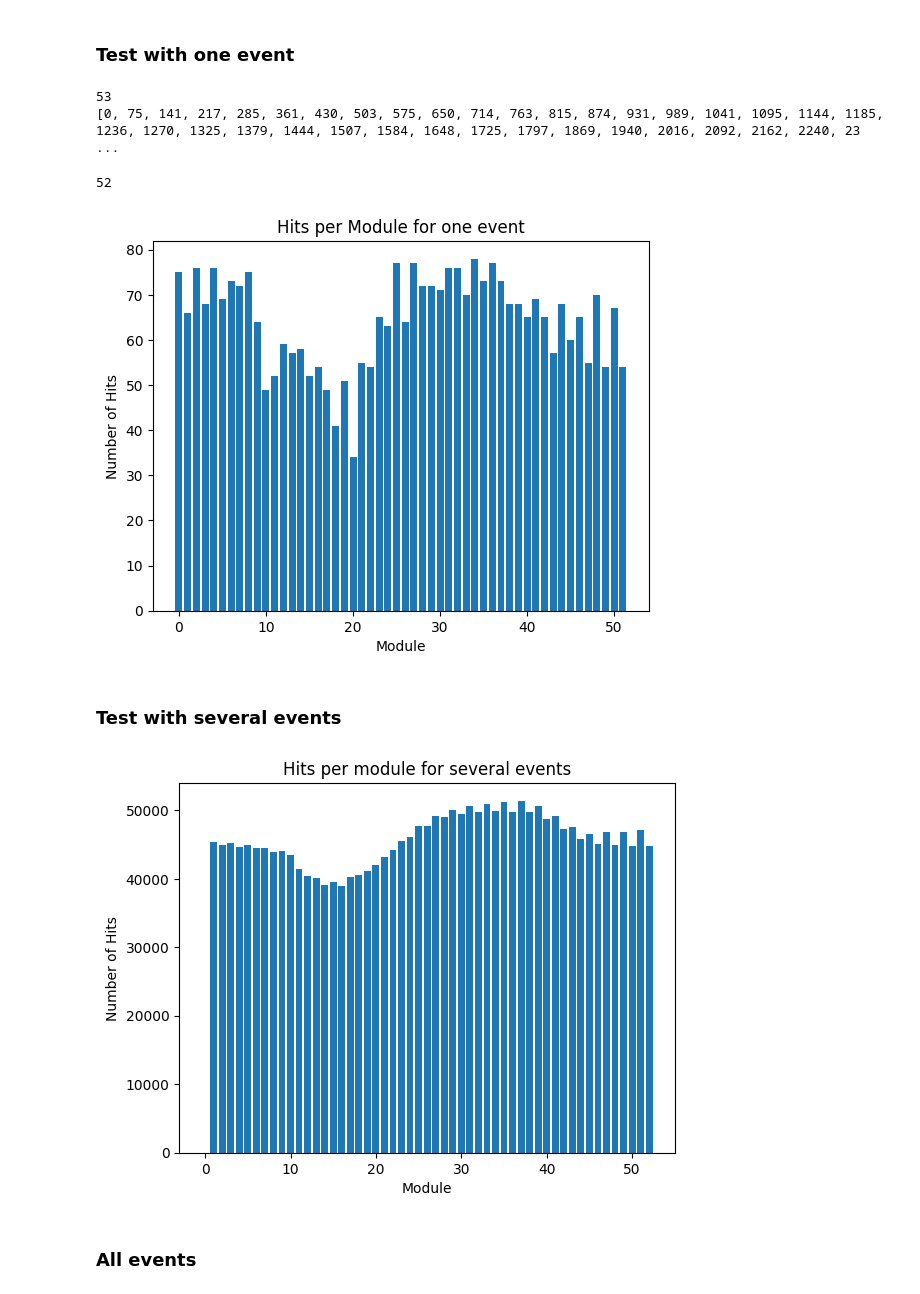
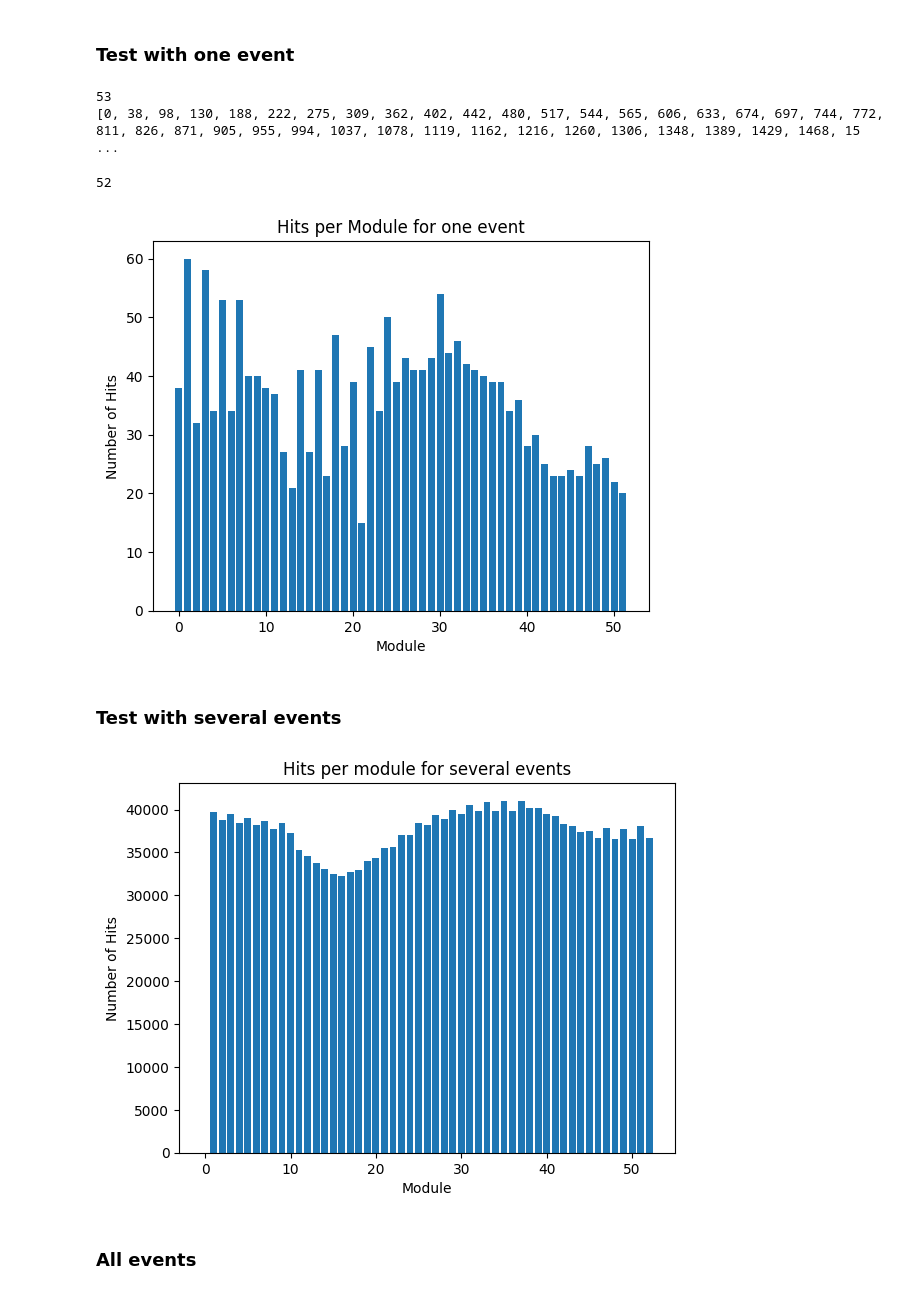
Before and after one commit to alawaree/Code_Thesis_HopfieldNetwork_VELO, a Jupyter notebook: data_analysis/general_data_analysis.ipynb, the cells around one changed output. Saved outputs shown, nothing was run; the diff lists cells and outputs as text; code cells hidden in the pictures.

```diff
--- a/data_analysis/general_data_analysis.ipynb
+++ b/data_analysis/general_data_analysis.ipynb
@@ -465,7 +465,7 @@ Successfully loaded 995 events from minibias dataset.
 # %% [markdown]
 ### Test with one event
 # %%
-test = all_events[2]
+test = all_events_minibias[2]
 dir(test)
 print(len(test.module_prefix_sum))
 print(test.module_prefix_sum)
@@ -473,7 +473,7 @@ print(test.module_prefix_sum)
 cumulative_sum = test.module_prefix_sum
 # %% [output]
 53
-[0, 75, 141, 217, 285, 361, 430, 503, 575, 650, 714, 763, 815, 874, 931, 989, 1041, 1095, 1144, 1185, 1236, 1270, 1325, 1379, 1444, 1507, 1584, 1648, 1725, 1797, 1869, 1940, 2016, 2092, 2162, 2240, 23 ...
+[0, 38, 98, 130, 188, 222, 275, 309, 362, 402, 442, 480, 517, 544, 565, 606, 633, 674, 697, 744, 772, 811, 826, 871, 905, 955, 994, 1037, 1078, 1119, 1162, 1216, 1260, 1306, 1348, 1389, 1429, 1468, 15 ...
 # %%
 hits_per_module = [cumulative_sum[i] - cumulative_sum[i-1] for i in range(1, len(cumulative_sum))]
 print(len(hits_per_module))
@@ -485,7 +485,7 @@ plt.title('Hits per Module for one event')
 plt.show()
 # %% [output]
 52
-[figure, old version]
+[figure, new version]
 # %% [markdown]
 ### Test with several events
 # %%
@@ -503,9 +503,9 @@ def plot_hits_per_module(events):
     plt.title('Hits per module for several events')
     plt.show()
 # %%
-plot_hits_per_module(all_events)
+plot_hits_per_module(all_events_minibias)
 # %% [output]
-[figure, old version]
+[figure, new version]
 # %% [markdown]
 ### All events
 # %%
```
Also changed, not shown: parts of 3 cells of this notebook, 1 other file.
